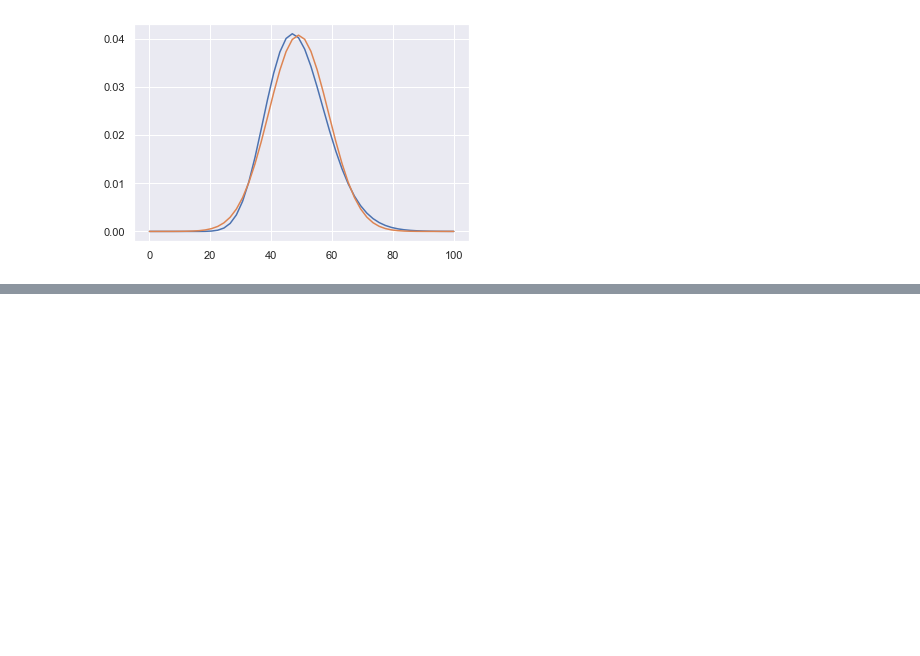
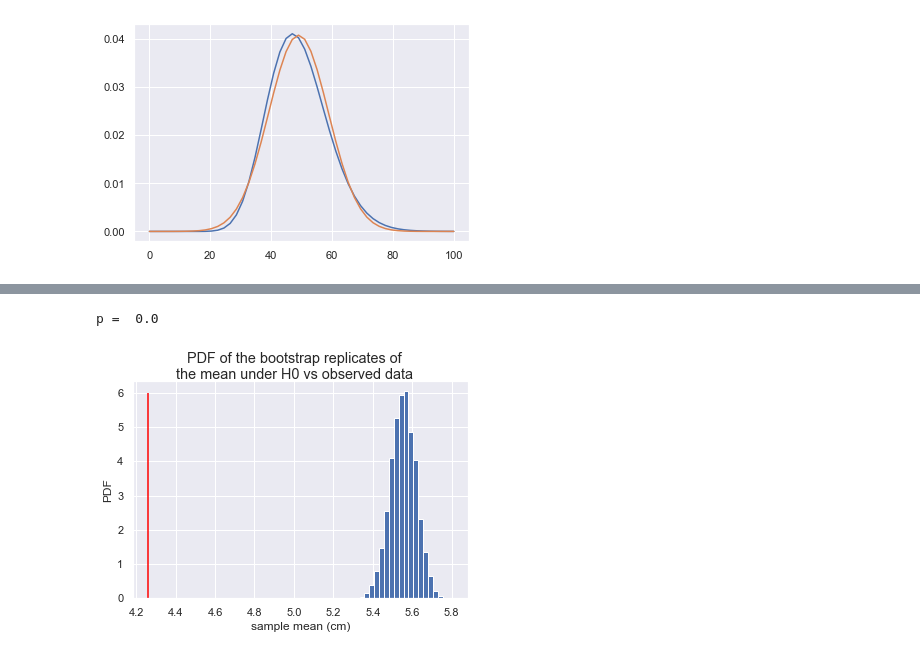
Before and after one commit to sebastienplat/sebastienplat.github.io, a Jupyter notebook: _drafts/notebooks/data_science_101/HypTesting2.ipynb, the cells around one changed output, grey strips where cells are left out. Cells and saved outputs as stored; diff of their text form; code cells hidden in the pictures; blank space fills up the shorter version.

```diff
--- a/_drafts/notebooks/data_science_101/HypTesting2.ipynb
+++ b/_drafts/notebooks/data_science_101/HypTesting2.ipynb
@@ -723,0 +863,25 @@ plt.plot(x, stats.norm.pdf(x, 49, 9.8))
+# %%
+# seed
+seed = seed = np.random.seed(42)
+
+# Make an array of translated petal length
+translated_versicolor = versicolor_petal_length - np.mean(versicolor_petal_length) + np.mean(virginica_petal_length)
+
+# Take bootstrap replicates of versicolor's translated petal length
+bs_replicates = draw_bs_reps(translated_versicolor, np.mean, 10000)
+
+# show histogram
+_ = plt.hist(bs_replicates, bins=20, normed=True)
+_ = plt.vlines(np.mean(versicolor_petal_length), 0, 6, color='red')
+_ = plt.xlabel('sample mean (cm)')
+_ = plt.ylabel('PDF')
+_ = plt.suptitle('PDF of the bootstrap replicates of\nthe mean under H0 vs observed data')
+
+# Compute fraction of replicates that are less than the observed versicolor petal length: p
+p = np.sum(bs_replicates <= np.mean(versicolor_petal_length)) / 10000
+
+# Print the p-value
+print('p = ', p)
+# %% [output]
+p =  0.0
+[figure, added]
```
Also changed, not shown: parts of 11 cells of this notebook.
